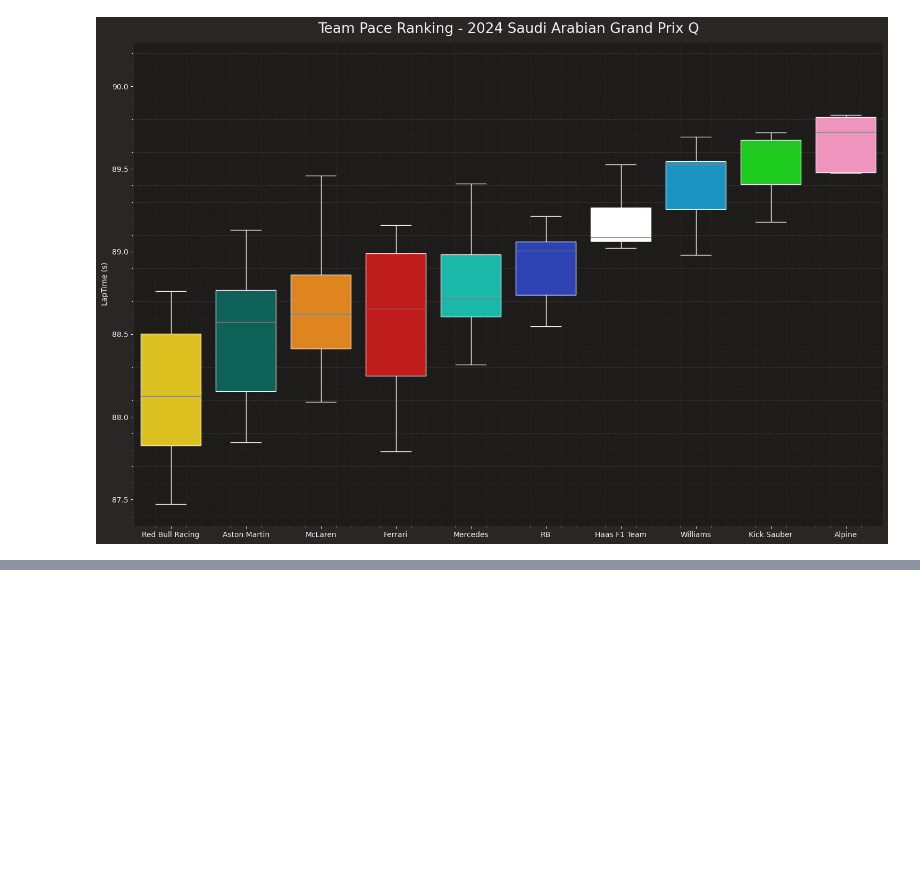
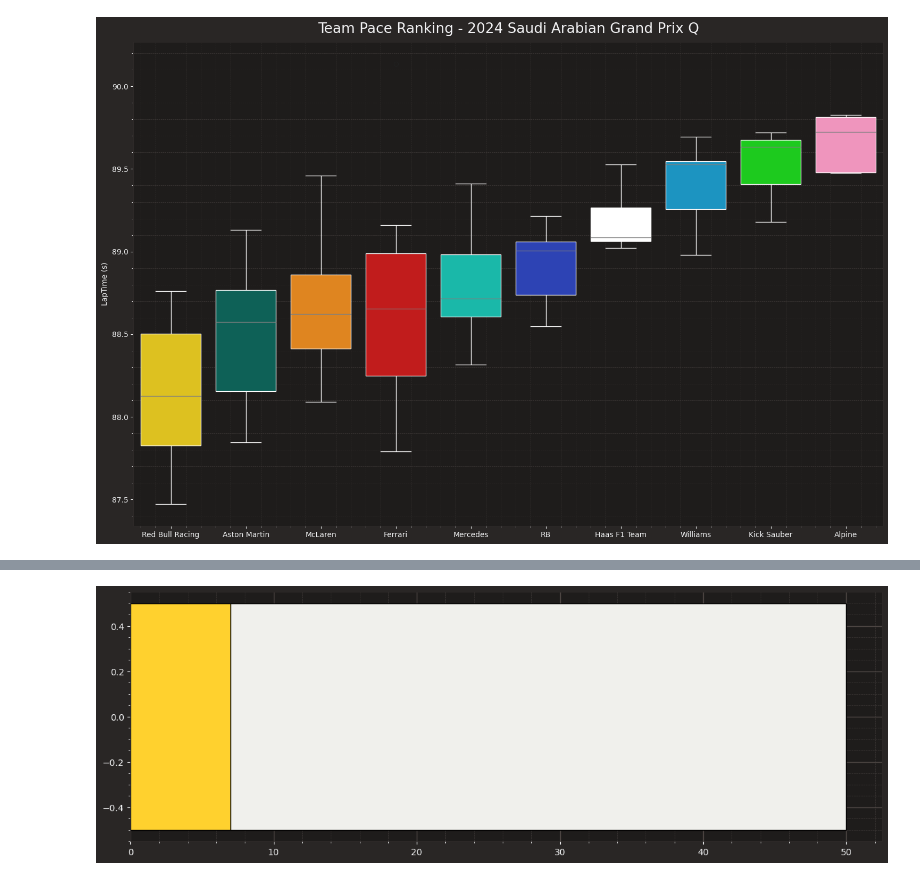
Before and after one commit to enrimr/f1-analysis-jupyter, a Jupyter notebook: plot_speed_traces.ipynb, the cells around one changed output, grey strips where cells are left out. Saved outputs shown, nothing was run; the diff lists cells and outputs as text; code cells hidden in the pictures; blank space fills up the shorter version.

```diff
--- a/plot_speed_traces.ipynb
+++ b/plot_speed_traces.ipynb
@@ -588,0 +690,86 @@ plt.show()
+# %%
+def normalize_to_range(values, new_min=0, new_max=5, adjust=50):
+    # Restar 50 a todos los valores antes de la normalización
+    adjusted_values = values - adjust
+
+    old_min = np.min(adjusted_values)
+    old_max = np.max(adjusted_values)
+    # Aplicar la fórmula de normalización a los valores ajustados
+    scaled_values = new_min + ((adjusted_values - old_min) * (new_max - new_min) / (old_max - old_min))
+    return scaled_values
+# %%
+
+laps = session.laps
+drivers = session.drivers
+drivers = [session.get_driver(driver)["Abbreviation"] for driver in drivers][:1]
+stints = laps[["Driver", "Stint", "Compound", "LapNumber"]]
+print(stints)
+stints = stints.groupby(["Driver", "Stint", "Compound"])
+stints = stints.count().reset_index()
+stints = stints.rename(columns={"LapNumber": "StintLength"})
+
+
+fig, ax = plt.subplots(figsize=(15, 5))
+
+# Variables para controlar el layout de las barras
+bar_height = 1
+current_bottom = 0
+
+###fig, ax = plt.subplots(figsize=(5, 10))
+
+for driver in drivers:
+    driver_stints = stints.loc[stints['Driver'] == driver]
+    driver_laps = laps[laps['Driver'] == driver]
+
+    previous_stint_end = 0
+    for _, row in driver_stints.iterrows():
+        # Dibujar barra para el stint
+        ax.barh(
+            y=current_bottom,
+            width=row['StintLength'],
+            left=previous_stint_end,
+            color=fastf1.plotting.COMPOUND_COLORS.get(row['Compound'], 'grey'),
+            edgecolor='black',
+            height=bar_height
+        )
+        previous_stint_end += row['StintLength']
+
+    # Dibujar puntos para los tiempos por vuelta
+    #driver_laps['LapTimeSeconds'] = driver_laps['LapTime'].dt.total_seconds()
+    driver_laps = driver_laps.copy()
+    print(driver_laps['PitInTime'][6])
+
+    driver_laps['LapTimeSeconds'] = driver_laps['LapTime'].dt.total_seconds()
+
+    # Luego, establecemos 'LapTimeSeconds' como NaN para las vueltas en las que el piloto estuvo en el pitstop
+    # Esto se hace verificando si 'PitInTime' o 'PitOutTime' tienen algún valor (no son nulos)
+    driver_laps.loc[(driver_laps['PitInTime'].notna()) | (driver_laps['PitOutTime'].notna()), 'LapTimeSeconds'] = np.nan
+
+
+    print(driver_laps['LapTimeSeconds'])
+    #print(pd.Categorical(driver_laps['Driver']).codes + current_bottom + bar_height / 2 + normalize_to_range(driver_laps['LapTimeSeconds']))
+    sns.scatterplot(
+        data=driver_laps,
+        x='LapNumber',
+        y=pd.Categorical(driver_laps['Driver']).codes + current_bottom + normalize_to_range(driver_laps['LapTimeSeconds'],0.4,-0.2,90),  # Ajustar y para alinear con la barra del piloto
+        hue='Compound',
+        #palette=fastf1.plotting.COMPOUND_COLORS,
+        s=20,
+        linewidth=1,
+        legend=False,  # Cambiar a 'brief' o 'full' si quieres una leyenda
+        ax=ax
+    )
+
+    current_bottom += 1  # Ajustar para la siguiente barra
+
+ax.set_yticks(range(len(drivers)))
+ax.set_yticklabels(drivers)
+ax.invert_yaxis()  # Opcional, dependiendo de cómo quieras visualizar los pilotos
+
+ax.spines['top'].set_visible(False)
+ax.spines['right'].set_visible(False)
+ax.spines['left'].set_visible(False)
+
+plt.tight_layout()
+plt.show()
+# %% [output]
@@ -588,0 +794 @@ plt.show()
+[figure, added]
```
Also changed, not shown: parts of 7 cells of this notebook, 22 other files.
